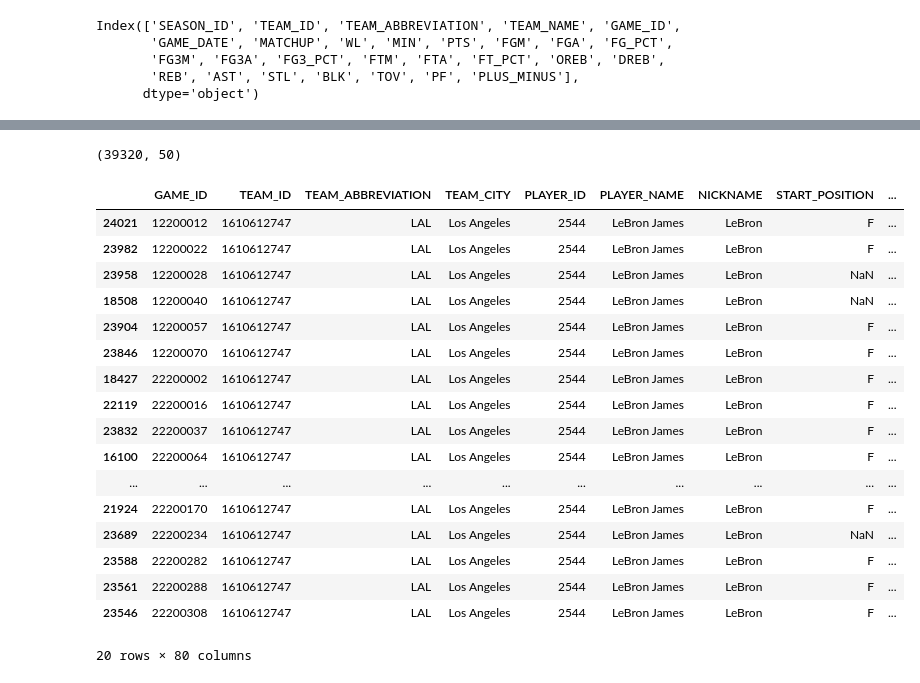
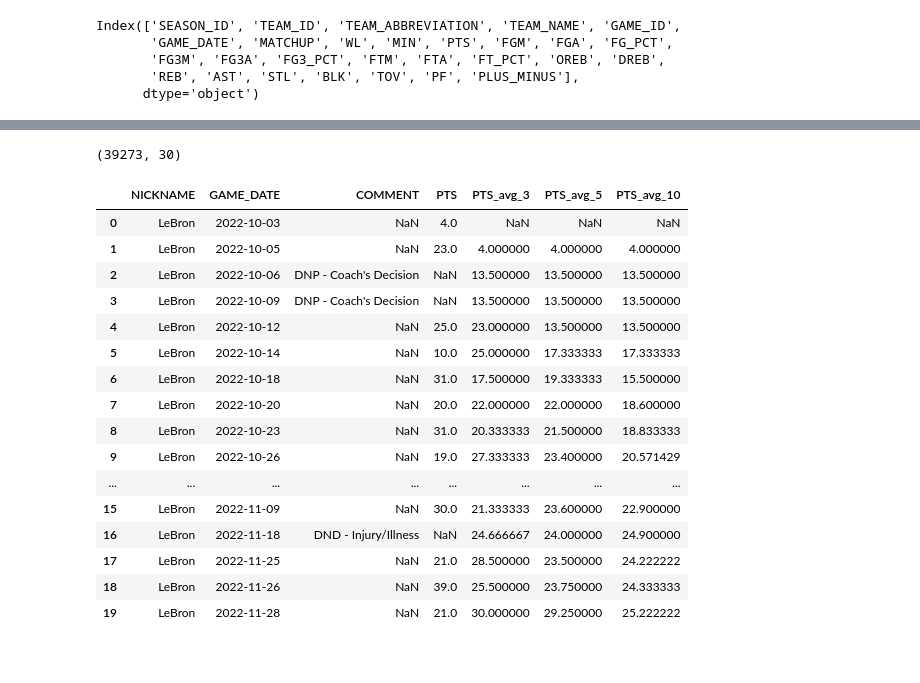
Before and after one commit to Spectral-Finance/nba-mvp, a Jupyter notebook: helpers/fetching/create_features.ipynb, the cells around one changed output, grey strips where cells are left out. Cells and saved outputs as stored; diff of their text form; code cells hidden in the pictures.

Commit message:
updated features and trained simple model on the non-injury data

```diff
--- a/helpers/fetching/create_features.ipynb
+++ b/helpers/fetching/create_features.ipynb
@@ -49,0 +112,3 @@ Index(['SEASON_ID', 'TEAM_ID', 'TEAM_ABBREVIATION', 'TEAM_NAME', 'GAME_ID',
+# %%
+# Change WL to numeric values
+game_df['WL'] = game_df['WL'].map({'W': 1, 'L': 0})
@@ -49,0 +125,20 @@ Index(['SEASON_ID', 'TEAM_ID', 'TEAM_ABBREVIATION', 'TEAM_NAME', 'GAME_ID',
+# %%
+# Convert GAME_DATE to datetime
+game_df['GAME_DATE'] = pd.to_datetime(game_df['GAME_DATE'])
+
+# Sort the DataFrame by player and date
+game_df.sort_values(['TEAM_ABBREVIATION', 'GAME_DATE'], inplace=True)
+game_df.reset_index(drop=True, inplace=True)
+
+# Define a window size for calculating recent averages
+window_sizes = [1,3,5,10,15,30]  # You can adjust this as needed
+
+# Calculate previous games rolling averages of team statistics
+rolling_cols = ['WL', 'MIN', 'PTS', 'FGM', 'FGA', 'FG_PCT',
+       'FG3M', 'FG3A', 'FG3_PCT', 'FTM', 'FTA', 'OREB', 'DREB',
+       'REB', 'AST', 'STL', 'BLK', 'TOV', 'PF']
+for col in rolling_cols:
+    for window in window_sizes:
+        game_df[f'{col}_avg_{window}'] = game_df.groupby('TEAM_ABBREVIATION')[col].shift(1).rolling(window=window, min_periods=1).mean().reset_index(level=0, drop=True)
+
+game_df.head(20)
@@ -50,10 +168,8 @@ Index(['SEASON_ID', 'TEAM_ID', 'TEAM_ABBREVIATION', 'TEAM_NAME', 'GAME_ID',
 # %%
 # Merge player_df with game_df to get the date of each game
-merged_df = player_df.merge(game_df[['GAME_ID', 'GAME_DATE', 'TEAM_ID',  'MIN', 'PTS', 'FGM', 'FGA', 'FG_PCT',
-       'FG3M', 'FG3A', 'FG3_PCT', 'FTM', 'FTA', 'FT_PCT', 'OREB', 'DREB',
-       'REB', 'AST', 'STL', 'BLK', 'TOV', 'PF', 'PLUS_MINUS']], on=['GAME_ID', 'TEAM_ID'], how='left', suffixes=(None, '_TEAM'))
+merged_df = player_df.merge(game_df[['GAME_ID', 'TEAM_ID','GAME_DATE']], on=['GAME_ID', 'TEAM_ID'], how='left')
 # Convert GAME_DATE to datetime
 merged_df['GAME_DATE'] = pd.to_datetime(merged_df['GAME_DATE'])
 merged_df.shape
 # %% [output]
-(39320, 50)
+(39273, 30)
@@ -63,33 +176,37 @@ merged_df.sort_values(['PLAYER_ID', 'GAME_DATE'], inplace=True)
 # %%
+# Sort the DataFrame by player and date
+merged_df.sort_values(['PLAYER_ID', 'GAME_DATE'], inplace=True)
+merged_df.reset_index(drop=True, inplace=True)
+
 # Define a window size for calculating recent averages
-window_sizes = [3,5,10,15,30]  # You can adjust this as needed
+window_sizes = [1,3,5,10,15,30]  # You can adjust this as needed
 
 # Calculate rolling averages for various statistics
-rolling_cols = ['PTS', 'REB', 'AST', 'FGM', 'FG3M', 'FTM']
+rolling_cols = ['MIN', 'FGM', 'FGA', 'FG3M', 'FG3A', 'FTM', 'FTA',
+       'OREB', 'DREB', 'REB', 'AST', 'STL', 'BLK', 'TO', 'PF', 'PTS']
 for col in rolling_cols:
     for window in window_sizes:
-        merged_df[f'{col}_avg_{window}'] = merged_df.groupby('PLAYER_ID')[col].rolling(window=window, min_periods=1).mean().reset_index(level=0, drop=True)
+        merged_df[f'{col}_avg_{window}'] = merged_df.groupby('PLAYER_ID')[col].shift(1).rolling(window=window, min_periods=1).mean().reset_index(level=0, drop=True)
 
-merged_df.head(20)
+merged_df[['NICKNAME', 'GAME_DATE', 'COMMENT', 'PTS', 'PTS_avg_3', 'PTS_avg_5', 'PTS_avg_10']].head(20)
 # %% [output]
-|  | GAME_ID | TEAM_ID | TEAM_ABBREVIATION | TEAM_CITY | PLAYER_ID | PLAYER_NAME | NICKNAME | START_POSITION | ... |
-| 24021 | 12200012 | 1610612747 | LAL | Los Angeles | 2544 | LeBron James | LeBron | F | ... |
-| 23982 | 12200022 | 1610612747 | LAL | Los Angeles | 2544 | LeBron James | LeBron | F | ... |
-| 23958 | 12200028 | 1610612747 | LAL | Los Angeles | 2544 | LeBron James | LeBron | NaN | ... |
-| 18508 | 12200040 | 1610612747 | LAL | Los Angeles | 2544 | LeBron James | LeBron | NaN | ... |
-| 23904 | 12200057 | 1610612747 | LAL | Los Angeles | 2544 | LeBron James | LeBron | F | ... |
-| 23846 | 12200070 | 1610612747 | LAL | Los Angeles | 2544 | LeBron James | LeBron | F | ... |
-| 18427 | 22200002 | 1610612747 | LAL | Los Angeles | 2544 | LeBron James | LeBron | F | ... |
-| 22119 | 22200016 | 1610612747 | LAL | Los Angeles | 2544 | LeBron James | LeBron | F | ... |
-| 23832 | 22200037 | 1610612747 | LAL | Los Angeles | 2544 | LeBron James | LeBron | F | ... |
-| 16100 | 22200064 | 1610612747 | LAL | Los Angeles | 2544 | LeBron James | LeBron | F | ... |
-| ... | ... | ... | ... | ... | ... | ... | ... | ... | ... |
-| 21924 | 22200170 | 1610612747 | LAL | Los Angeles | 2544 | LeBron James | LeBron | F | ... |
-| 23689 | 22200234 | 1610612747 | LAL | Los Angeles | 2544 | LeBron James | LeBron | NaN | ... |
-| 23588 | 22200282 | 1610612747 | LAL | Los Angeles | 2544 | LeBron James | LeBron | F | ... |
-| 23561 | 22200288 | 1610612747 | LAL | Los Angeles | 2544 | LeBron James | LeBron | F | ... |
-| 23546 | 22200308 | 1610612747 | LAL | Los Angeles | 2544 | LeBron James | LeBron | F | ... |
+|  | NICKNAME | GAME_DATE | COMMENT | PTS | PTS_avg_3 | PTS_avg_5 | PTS_avg_10 |
+| 0 | LeBron | 2022-10-03 | NaN | 4.0 | NaN | NaN | NaN |
+| 1 | LeBron | 2022-10-05 | NaN | 23.0 | 4.000000 | 4.000000 | 4.000000 |
+| 2 | LeBron | 2022-10-06 | DNP - Coach's Decision | NaN | 13.500000 | 13.500000 | 13.500000 |
+| 3 | LeBron | 2022-10-09 | DNP - Coach's Decision | NaN | 13.500000 | 13.500000 | 13.500000 |
+| 4 | LeBron | 2022-10-12 | NaN | 25.0 | 23.000000 | 13.500000 | 13.500000 |
+| 5 | LeBron | 2022-10-14 | NaN | 10.0 | 25.000000 | 17.333333 | 17.333333 |
+| 6 | LeBron | 2022-10-18 | NaN | 31.0 | 17.500000 | 19.333333 | 15.500000 |
+| 7 | LeBron | 2022-10-20 | NaN | 20.0 | 22.000000 | 22.000000 | 18.600000 |
+| 8 | LeBron | 2022-10-23 | NaN | 31.0 | 20.333333 | 21.500000 | 18.833333 |
+| 9 | LeBron | 2022-10-26 | NaN | 19.0 | 27.333333 | 23.400000 | 20.571429 |
+| ... | ... | ... | ... | ... | ... | ... | ... |
+| 15 | LeBron | 2022-11-09 | NaN | 30.0 | 21.333333 | 23.600000 | 22.900000 |
+| 16 | LeBron | 2022-11-18 | DND - Injury/Illness | NaN | 24.666667 | 24.000000 | 24.900000 |
+| 17 | LeBron | 2022-11-25 | NaN | 21.0 | 28.500000 | 23.500000 | 24.222222 |
+| 18 | LeBron | 2022-11-26 | NaN | 39.0 | 25.500000 | 23.750000 | 24.333333 |
+| 19 | LeBron | 2022-11-28 | NaN | 21.0 | 30.000000 | 29.250000 | 25.222222 |
-20 rows × 80 columns
 # %%
 merged_df.shape
 # %% [output]
```
Also changed, not shown: parts of 16 cells of this notebook, 2 other files.
